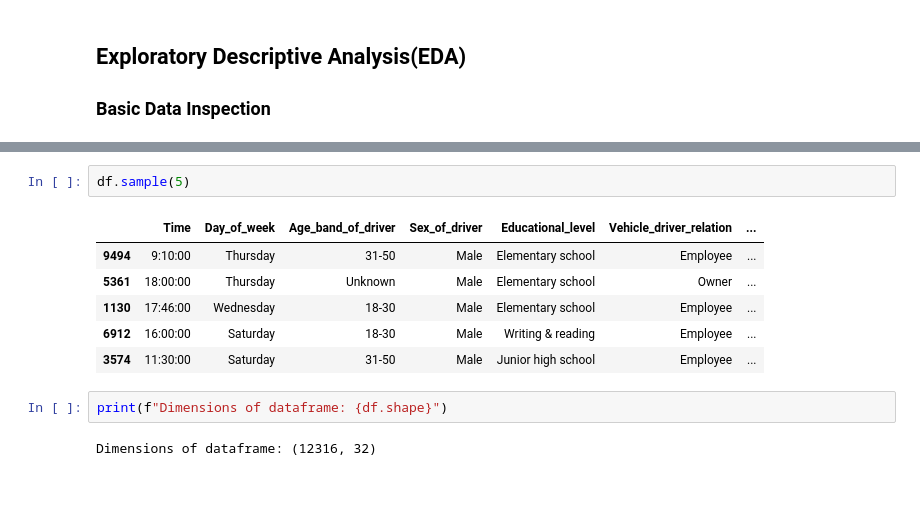
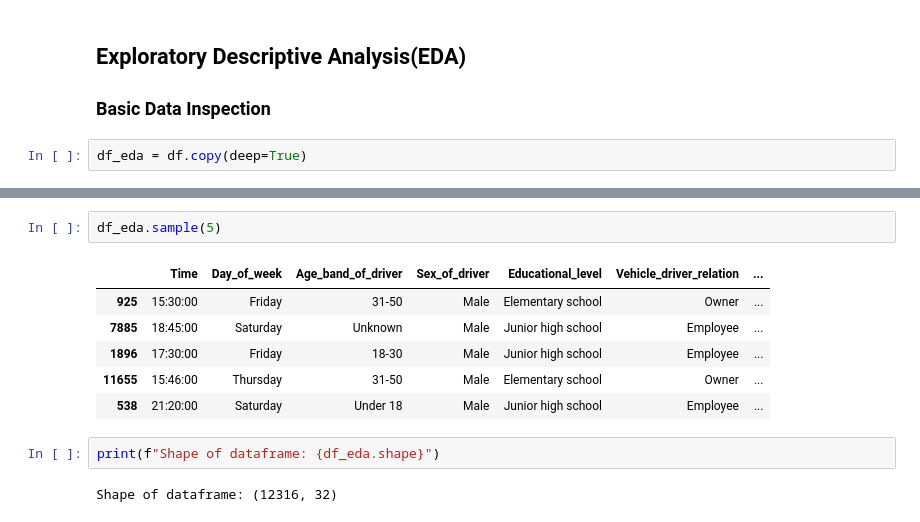
Before and after one commit to mritesh776/ml_projects, a Jupyter notebook: Project 1 Road Traffic Accident classification/Notebook/v2.ipynb, the cells around one changed output, grey strips where cells are left out. Drawn from its saved outputs; the diff is of its cells as text; blank space fills up the shorter version.

```diff
--- a/Project 1 Road Traffic Accident classification/Notebook/v2.ipynb
+++ b/Project 1 Road Traffic Accident classification/Notebook/v2.ipynb
@@ -76,4 +128,6 @@ df = pd.read_csv('..\Datasets\RTA Dataset.csv')
 ## Exploratory Descriptive Analysis(EDA)
 
 ### Basic Data Inspection
+# %%
+df_eda = df.copy(deep=True)
 # %%
@@ -95,15 +149,15 @@ df.tail()
 | 12314 | 13:55:00 | Sunday | 18-30 | Female | Junior high school | Employee | ... |
 | 12315 | 13:55:00 | Sunday | 18-30 | Male | Junior high school | Employee | ... |
 # %%
-df.sample(5)
+df_eda.sample(5)
 # %% [output]
 |  | Time | Day_of_week | Age_band_of_driver | Sex_of_driver | Educational_level | Vehicle_driver_relation | ... |
-| 9494 | 9:10:00 | Thursday | 31-50 | Male | Elementary school | Employee | ... |
-| 5361 | 18:00:00 | Thursday | Unknown | Male | Elementary school | Owner | ... |
-| 1130 | 17:46:00 | Wednesday | 18-30 | Male | Elementary school | Employee | ... |
-| 6912 | 16:00:00 | Saturday | 18-30 | Male | Writing & reading | Employee | ... |
-| 3574 | 11:30:00 | Saturday | 31-50 | Male | Junior high school | Employee | ... |
+| 925 | 15:30:00 | Friday | 31-50 | Male | Elementary school | Owner | ... |
+| 7885 | 18:45:00 | Saturday | Unknown | Male | Junior high school | Employee | ... |
+| 1896 | 17:30:00 | Friday | 18-30 | Male | Junior high school | Employee | ... |
+| 11655 | 15:46:00 | Thursday | 31-50 | Male | Elementary school | Owner | ... |
+| 538 | 21:20:00 | Saturday | Under 18 | Male | Junior high school | Employee | ... |
 # %%
-print(f"Dimensions of dataframe: {df.shape}")
+print(f"Shape of dataframe: {df_eda.shape}")
 # %% [output]
-Dimensions of dataframe: (12316, 32)
+Shape of dataframe: (12316, 32)
```
Also changed, not shown: parts of 21 cells of this notebook.
